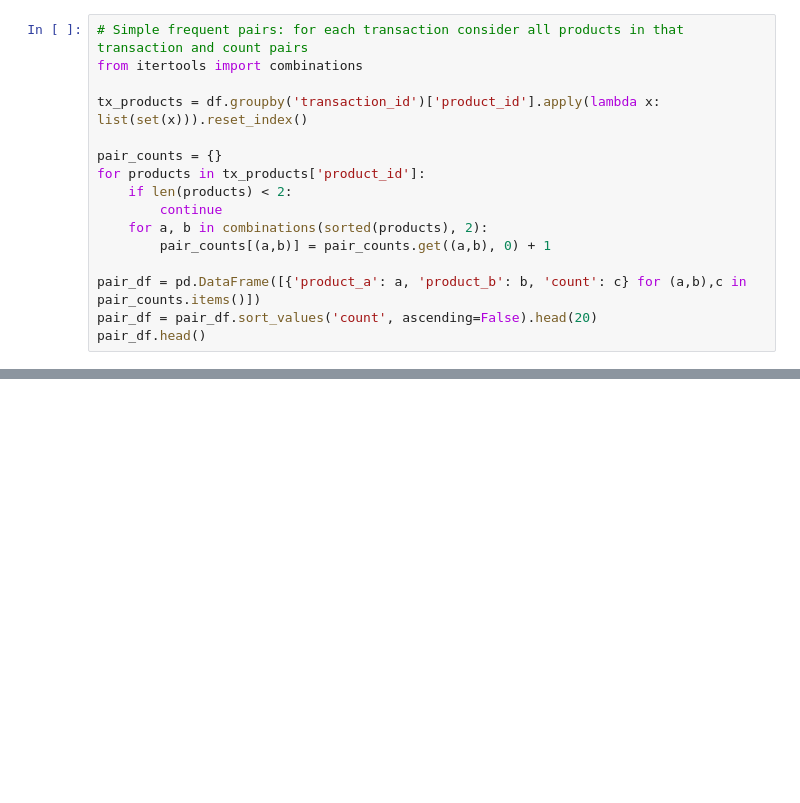
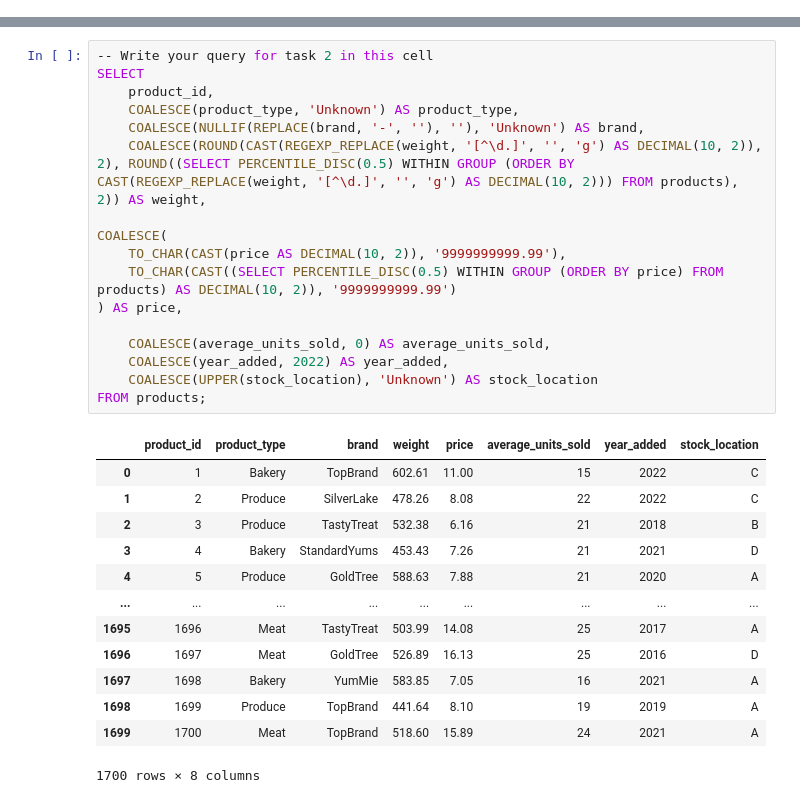
Before and after one commit to sankalptirpudeex-gif/datacamp-sql-data-analyst-associate, a Jupyter notebook: notebook.ipynb, the cells around one changed output, grey strips where cells are left out. Saved outputs shown, nothing was run; the diff lists cells and outputs as text; blank space fills up the shorter version.

```diff
--- a/notebook.ipynb
+++ b/notebook.ipynb
@@ -169,16 +0,0 @@ top_prod_rev.head()
-# %%
-# Simple frequent pairs: for each transaction consider all products in that transaction and count pairs
-from itertools import combinations
-
-tx_products = df.groupby('transaction_id')['product_id'].apply(lambda x: list(set(x))).reset_index()
-
-pair_counts = {}
-for products in tx_products['product_id']:
-    if len(products) < 2:
-        continue
-    for a, b in combinations(sorted(products), 2):
-        pair_counts[(a,b)] = pair_counts.get((a,b), 0) + 1
-
-pair_df = pd.DataFrame([{'product_a': a, 'product_b': b, 'count': c} for (a,b),c in pair_counts.items()])
-pair_df = pair_df.sort_values('count', ascending=False).head(20)
-pair_df.head()
@@ -234,0 +56,31 @@ print('Notebook finished.')
+# %%
+-- Write your query for task 2 in this cell
+SELECT
+    product_id,
+    COALESCE(product_type, 'Unknown') AS product_type,
+    COALESCE(NULLIF(REPLACE(brand, '-', ''), ''), 'Unknown') AS brand,
+    COALESCE(ROUND(CAST(REGEXP_REPLACE(weight, '[^\d.]', '', 'g') AS DECIMAL(10, 2)), 2), ROUND((SELECT PERCENTILE_DISC(0.5) WITHIN GROUP (ORDER BY CAST(REGEXP_REPLACE(weight, '[^\d.]', '', 'g') AS DECIMAL(10, 2))) FROM products), 2)) AS weight,
+
+COALESCE(
+    TO_CHAR(CAST(price AS DECIMAL(10, 2)), '9999999999.99'),
+    TO_CHAR(CAST((SELECT PERCENTILE_DISC(0.5) WITHIN GROUP (ORDER BY price) FROM products) AS DECIMAL(10, 2)), '9999999999.99')
+) AS price,
+
+    COALESCE(average_units_sold, 0) AS average_units_sold,
+    COALESCE(year_added, 2022) AS year_added,
+    COALESCE(UPPER(stock_location), 'Unknown') AS stock_location
+FROM products;
+# %% [output]
+|  | product_id | product_type | brand | weight | price | average_units_sold | year_added | stock_location |
+| 0 | 1 | Bakery | TopBrand | 602.61 | 11.00 | 15 | 2022 | C |
+| 1 | 2 | Produce | SilverLake | 478.26 | 8.08 | 22 | 2022 | C |
+| 2 | 3 | Produce | TastyTreat | 532.38 | 6.16 | 21 | 2018 | B |
+| 3 | 4 | Bakery | StandardYums | 453.43 | 7.26 | 21 | 2021 | D |
+| 4 | 5 | Produce | GoldTree | 588.63 | 7.88 | 21 | 2020 | A |
+| ... | ... | ... | ... | ... | ... | ... | ... | ... |
+| 1695 | 1696 | Meat | TastyTreat | 503.99 | 14.08 | 25 | 2017 | A |
+| 1696 | 1697 | Meat | GoldTree | 526.89 | 16.13 | 25 | 2016 | D |
+| 1697 | 1698 | Bakery | YumMie | 583.85 | 7.05 | 16 | 2021 | A |
+| 1698 | 1699 | Produce | TopBrand | 441.64 | 8.10 | 19 | 2019 | A |
+| 1699 | 1700 | Meat | TopBrand | 518.60 | 15.89 | 24 | 2021 | A |
+1700 rows × 8 columns
```
Also changed, not shown: parts of 30 cells of this notebook.
